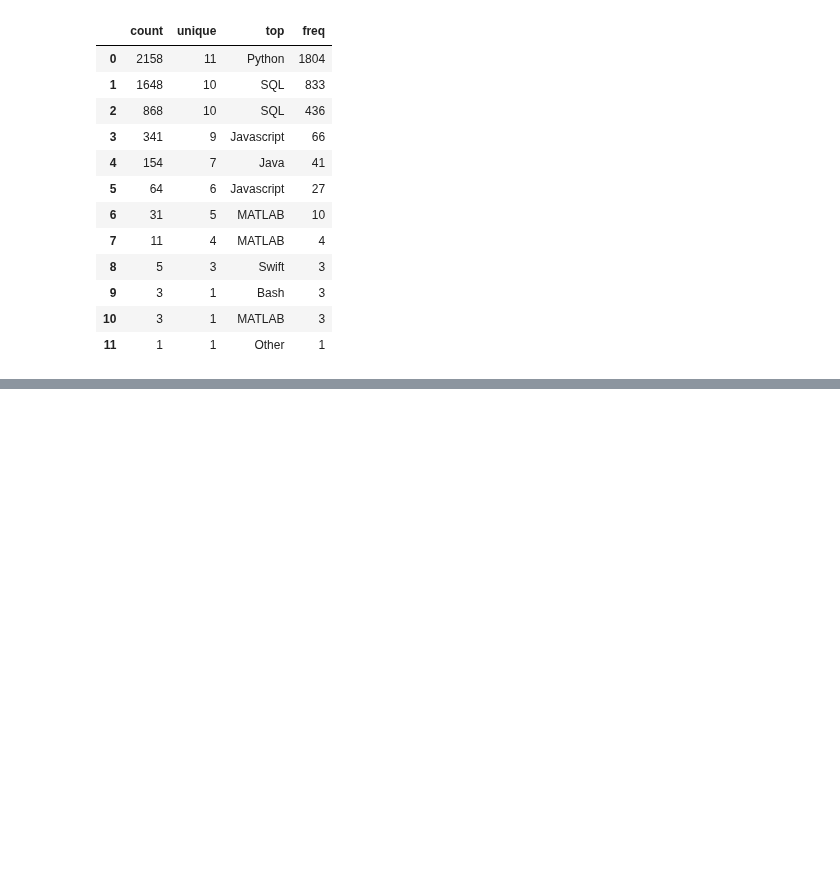
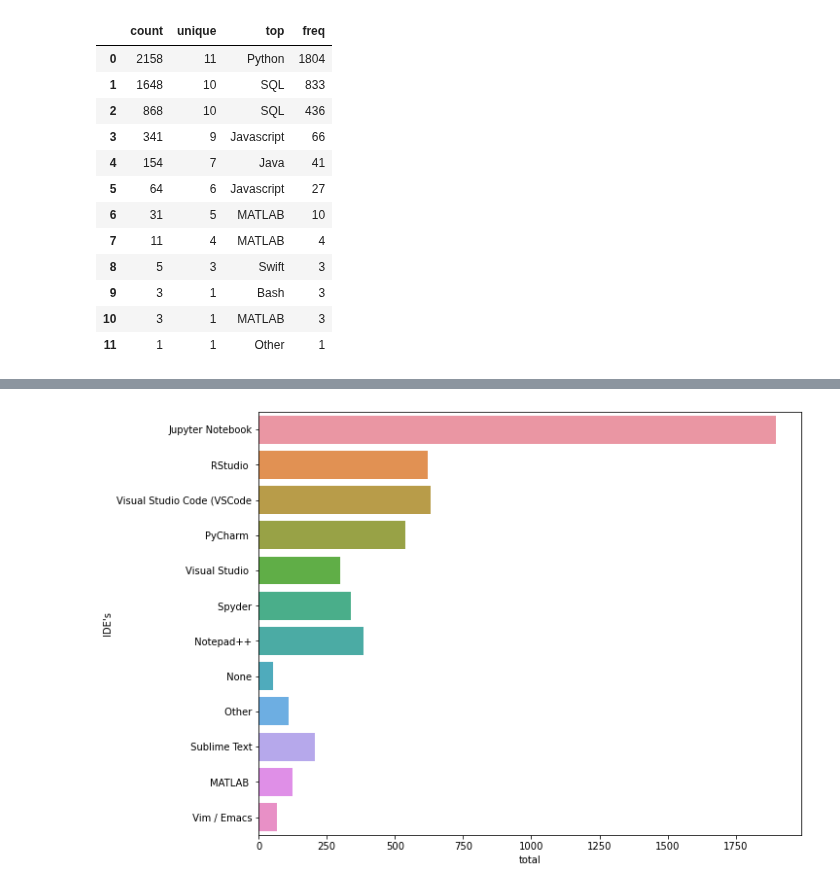
Before and after one commit to Adalab/EDA-ETL-project, a Jupyter notebook: procesamiento_columnas.ipynb, the cells around one changed output, grey strips where cells are left out. Saved outputs shown, nothing was run; the diff lists cells and outputs as text; code cells hidden in the pictures; blank space fills up the shorter version.

Commit message:
finalización procesamiento columnas

```diff
--- a/procesamiento_columnas.ipynb
+++ b/procesamiento_columnas.ipynb
@@ -554,0 +380,13 @@ df_ide = df["IDE"].str.split(",").apply(pd.Series)
+# %%
+df_conteo_ide.drop([0], axis = 0, inplace = True)
+# %%
+df_conteo_ide.reset_index(inplace=True)
+# %%
+nueva_columna = {"index": "IDE's"}
+df_conteo_ide.rename(columns = nueva_columna, inplace = True)
+# %%
+df_conteo_ide.drop([12], axis = 0, inplace = True)
+# %%
+sns.barplot(y=df_conteo_ide["IDE's"], x = df_conteo_ide["total"]);
+# %% [output]
+[figure, added]
```
Also changed, not shown: parts of 27 cells of this notebook.
